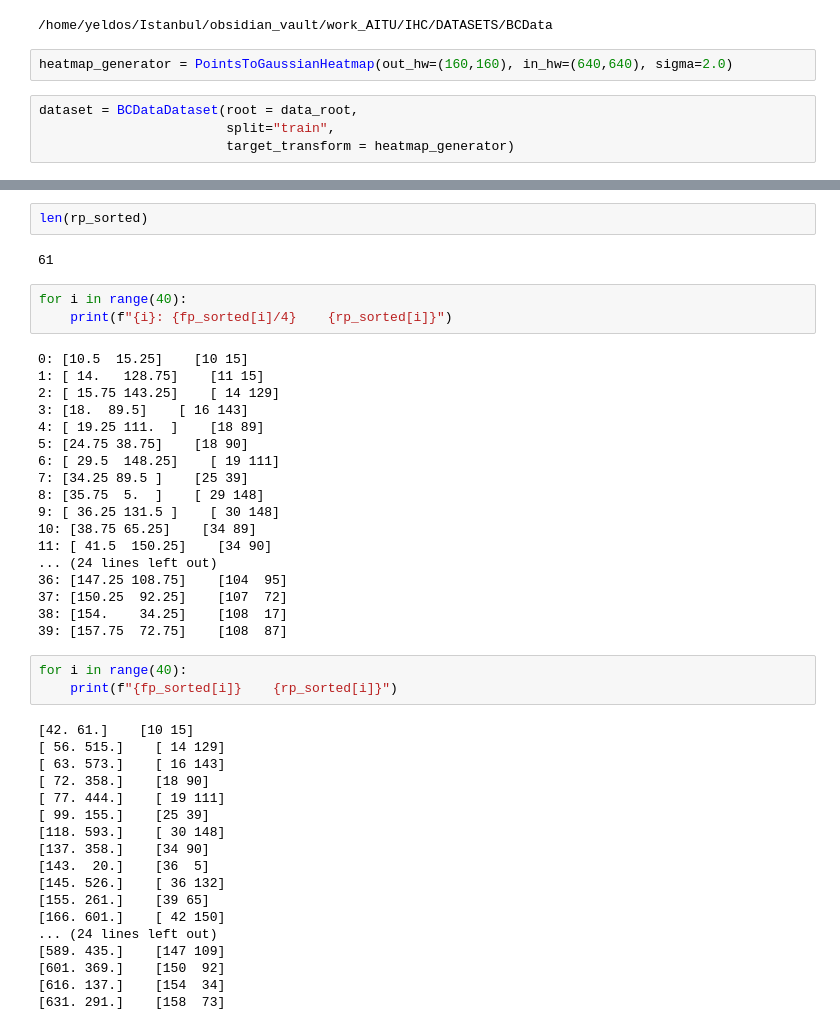
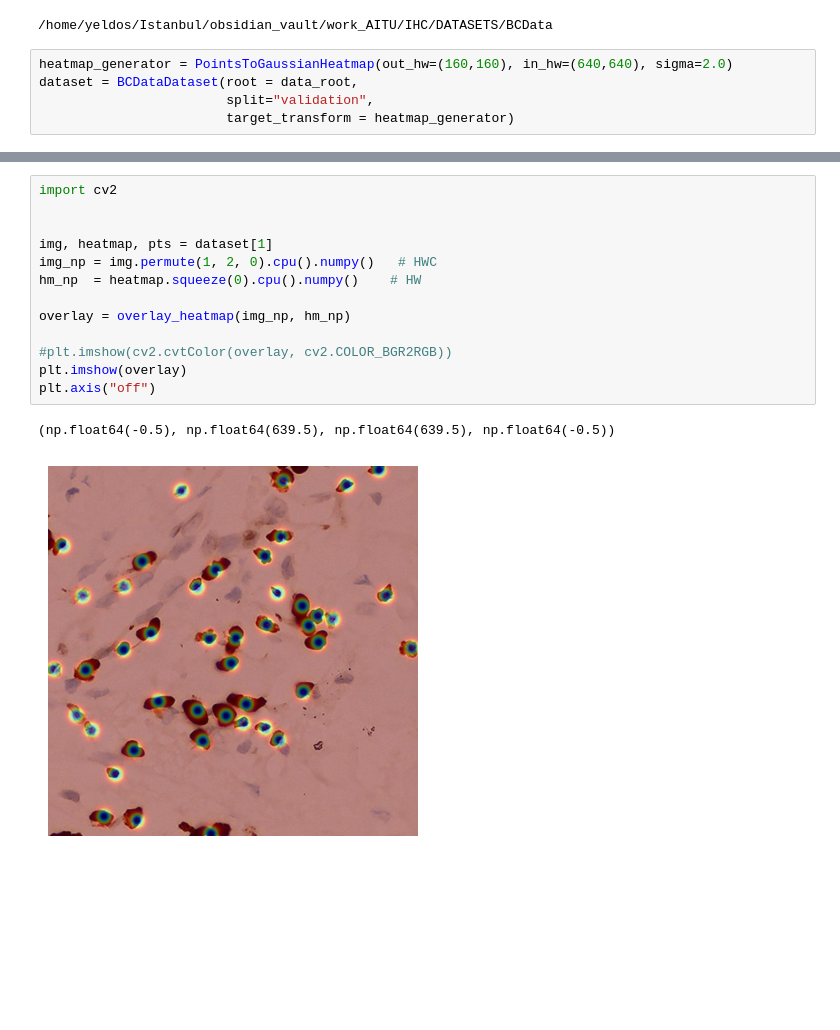
Before and after one commit to Sholtan/BCData_Ki67, a Jupyter notebook: test_model.ipynb, the cells around one changed output, grey strips where cells are left out. Saved outputs shown, nothing was run; the diff lists cells and outputs as text; blank space fills up the shorter version.

```diff
--- a/test_model.ipynb
+++ b/test_model.ipynb
@@ -18,7 +24,6 @@ print(data_root)
 /home/yeldos/Istanbul/obsidian_vault/work_AITU/IHC/DATASETS/BCData
 # %%
 heatmap_generator = PointsToGaussianHeatmap(out_hw=(160,160), in_hw=(640,640), sigma=2.0)
+dataset = BCDataDataset(root = data_root,
+                        split="validation",
+                        target_transform = heatmap_generator)
-# %%
-dataset = BCDataDataset(root = data_root,
-                        split="train",
-                        target_transform = heatmap_generator)
@@ -159,46 +30,16 @@ fp_sorted = fp[np.lexsort((fp[:, 1], fp[:, 0]))]
-# %%
-len(rp_sorted)
-# %% [output]
-61
-# %%
-for i in range(40):
-    print(f"{i}: {fp_sorted[i]/4}    {rp_sorted[i]}")
-# %% [output]
-0: [10.5  15.25]    [10 15]
-1: [ 14.   128.75]    [11 15]
-2: [ 15.75 143.25]    [ 14 129]
-3: [18.  89.5]    [ 16 143]
-4: [ 19.25 111.  ]    [18 89]
-5: [24.75 38.75]    [18 90]
-6: [ 29.5  148.25]    [ 19 111]
-7: [34.25 89.5 ]    [25 39]
-8: [35.75  5.  ]    [ 29 148]
-9: [ 36.25 131.5 ]    [ 30 148]
-10: [38.75 65.25]    [34 89]
-11: [ 41.5  150.25]    [34 90]
-... (24 lines left out)
-36: [147.25 108.75]    [104  95]
-37: [150.25  92.25]    [107  72]
-38: [154.    34.25]    [108  17]
-39: [157.75  72.75]    [108  87]
-# %%
-for i in range(40):
-    print(f"{fp_sorted[i]}    {rp_sorted[i]}")
-# %% [output]
-[42. 61.]    [10 15]
-[ 56. 515.]    [ 14 129]
-[ 63. 573.]    [ 16 143]
-[ 72. 358.]    [18 90]
-[ 77. 444.]    [ 19 111]
-[ 99. 155.]    [25 39]
-[118. 593.]    [ 30 148]
-[137. 358.]    [34 90]
-[143.  20.]    [36  5]
-[145. 526.]    [ 36 132]
-[155. 261.]    [39 65]
-[166. 601.]    [ 42 150]
-... (24 lines left out)
-[589. 435.]    [147 109]
-[601. 369.]    [150  92]
-[616. 137.]    [154  34]
-[631. 291.]    [158  73]
+# %%
+import cv2
+
+
+img, heatmap, pts = dataset[1]
+img_np = img.permute(1, 2, 0).cpu().numpy()   # HWC
+hm_np  = heatmap.squeeze(0).cpu().numpy()    # HW
+
+overlay = overlay_heatmap(img_np, hm_np)
+
+#plt.imshow(cv2.cvtColor(overlay, cv2.COLOR_BGR2RGB))
+plt.imshow(overlay)
+plt.axis("off")
+# %% [output]
+(np.float64(-0.5), np.float64(639.5), np.float64(639.5), np.float64(-0.5))
+[figure, added]
```
Also changed, not shown: parts of 20 cells of this notebook, 12 other files.
